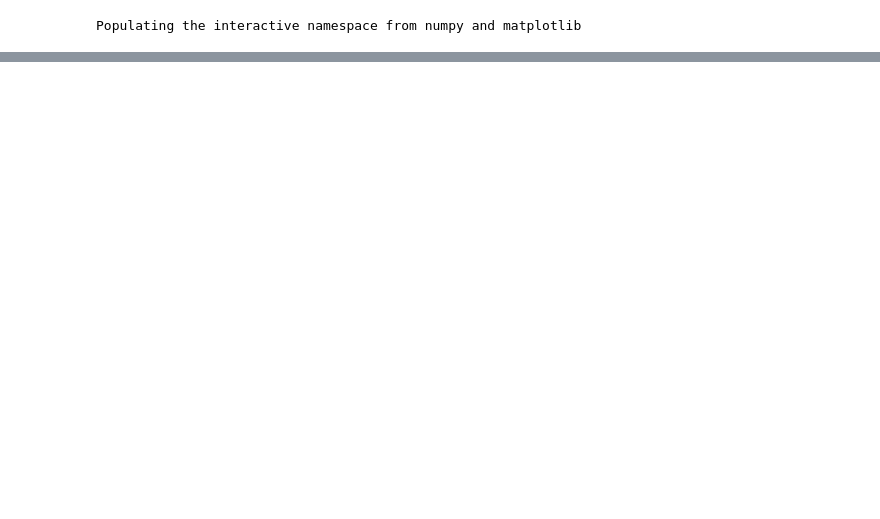
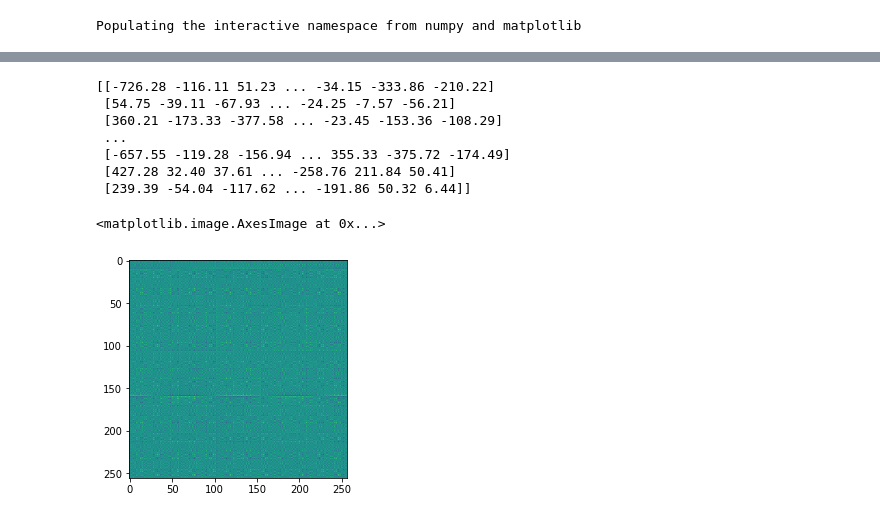
Before and after one commit to deepmicrosystems/FFMethodPaperImplementation, a Jupyter notebook: Fast Fourier Method.ipynb, the cells around one changed output, grey strips where cells are left out. Drawn from its saved outputs; the diff is of its cells as text; code cells hidden in the pictures; blank space fills up the shorter version.

```diff
--- a/Fast Fourier Method.ipynb
+++ b/Fast Fourier Method.ipynb
@@ -25,0 +153,14 @@ plt.show()
+# %%
+rotated = freq2im(rotatedInFreq)
+print(rotated.real)
+imshow(rotated.real)
+# %% [output]
+[[-726.28 -116.11 51.23 ... -34.15 -333.86 -210.22]
+ [54.75 -39.11 -67.93 ... -24.25 -7.57 -56.21]
+ [360.21 -173.33 -377.58 ... -23.45 -153.36 -108.29]
+ ...
+ [-657.55 -119.28 -156.94 ... 355.33 -375.72 -174.49]
+ [427.28 32.40 37.61 ... -258.76 211.84 50.41]
+ [239.39 -54.04 -117.62 ... -191.86 50.32 6.44]]
+<matplotlib.image.AxesImage at 0x...>
+[figure, added]
```
Also changed, not shown: parts of 12 cells of this notebook, 1 other file.
